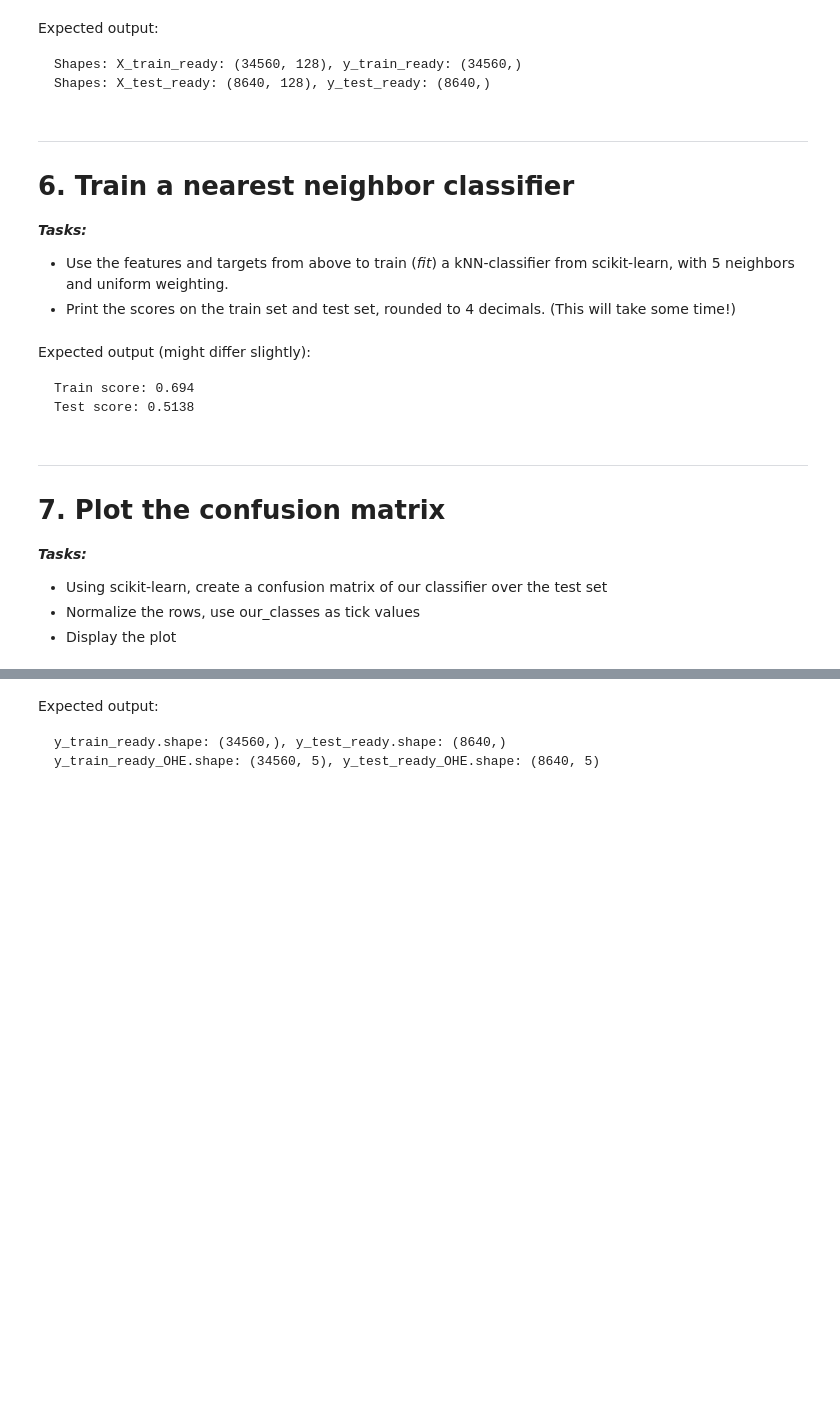
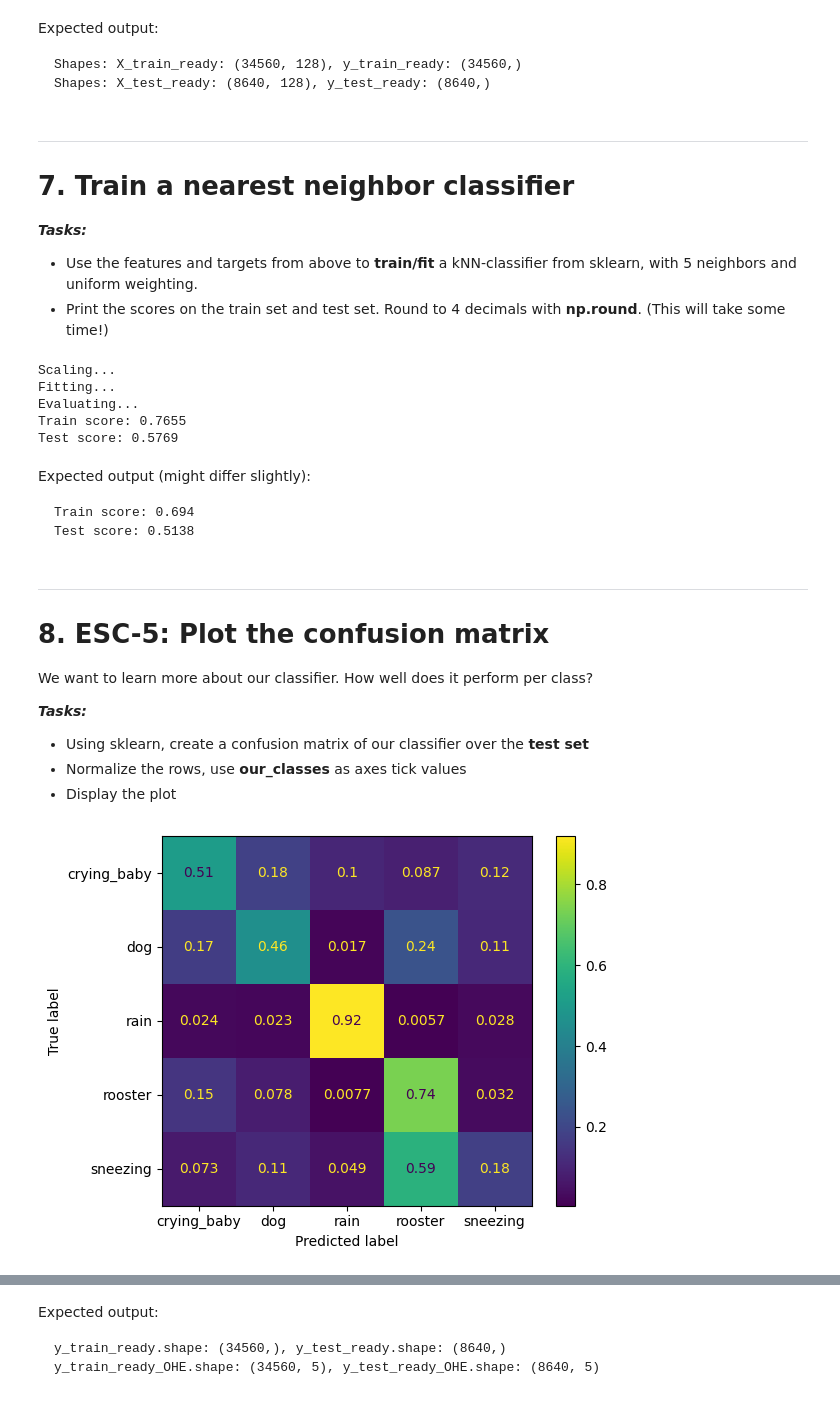
Before and after one commit to machinelistening/machinelistening.github.io, a Jupyter notebook: Machine_Listening_Seminar_3_Solutions.ipynb, the cells around one changed output, grey strips where cells are left out. Drawn from its saved outputs; the diff is of its cells as text; code cells hidden in the pictures; blank space fills up the shorter version.

Commit message:
Updated seminar 1 to 3 to state of 2023, ready to use for 2024; update of python dependencies/packages

````diff
--- a/Machine_Listening_Seminar_3_Solutions.ipynb
+++ b/Machine_Listening_Seminar_3_Solutions.ipynb
@@ -155,33 +219,33 @@ def extract_mel_spec(data_X, data_y):
   y = []  # target tensor
 
   mel_bands = 128
-  for i, filename in tqdm(enumerate(data_X)):
-    wav_data, sr = librosa.load('ESC-50-master/audio/{}'.format(filename))  # uses and returns the file's sr, will be used for the mel_spec
+  for i, filename in tqdm(enumerate(data_X)):  # tqdm displays a progress bar.
+    wav_data, sr = librosa.load(f"ESC-50-master/audio/{filename}")  # Use the wav file's sample rate.
 
     # Features
     mel_spec = librosa.feature.melspectrogram(y=wav_data, sr=sr, n_mels=mel_bands)  # Create mel spectrogram. Output shape: (128, 216) (n_mels, frames)
     mel_spec = mel_spec/mel_bands  # Normalization
     mel_spec = mel_spec.T  # Transposition. Output shape: (216, 128)
-    mel_spec = mel_spec.astype(np.float16)  # Reduce complexity, saves memory (float64/64bit -> 16bit)
     X.append( mel_spec )  # Append to feature tensor
 
     # Targets == class_name
-    targets = np.ones( mel_spec.shape[0] )  # Create placeholder target vector. Output shape: (216) (Note: silent frames are not going to be labeled as "silent")
-    targets = targets * our_classes.index( data_y[i] )  # Convert placeholders with actual class-index (our_classes)
+    targets = np.ones( mel_spec.shape[0] )  # Create a PLACEHOLDER target vector. Output shape: (216) (Note: silent frames are NOT going to be labeled as "silent")
+    targets = targets * our_classes.index( data_y[i] )  # Convert values to actual class-index from 'our_classes'
     y.append( targets )  # Append to target tensor
 
   # Stack tensors
   X = np.vstack(X)
   y = np.hstack(y)
 
+  # Return the tensors
   return X, y
 
 
-# Call the function on our data lists
+# Call the function on our previously generated lists
 X_train_ready, y_train_ready = extract_mel_spec(X_train, y_train)
 X_test_ready, y_test_ready = extract_mel_spec(X_test, y_test)
 ### END CODING HERE ###
 
 
-print('\nShapes: X_train_ready: {}, y_train_ready: {}'.format(X_train_ready.shape, y_train_ready.shape))
-print('Shapes: X_test_ready: {}, y_test_ready: {}'.format(X_test_ready.shape, y_test_ready.shape))
+print(f"\nShapes: X_train_ready: {X_train_ready.shape}, y_train_ready: {y_train_ready.shape}")
+print(f"Shapes: X_test_ready: {X_test_ready.shape}, y_test_ready: {y_test_ready.shape}")
@@ -194,29 +261,34 @@ Shapes: X_test_ready: (8640, 128), y_test_ready: (8640,)
 # %% [markdown]
 ---
 
-# 6. Train a nearest neighbor classifier
+# 7. Train a nearest neighbor classifier
 
 ***Tasks:***
-* Use the features and targets from above to train (*fit*) a kNN-classifier from scikit-learn, with 5 neighbors and uniform weighting.
-* Print the scores on the train set and test set, rounded to 4 decimals. (This will take some time!)
+* Use the features and targets from above to **train/fit** a kNN-classifier from sklearn, with 5 neighbors and uniform weighting.
+* Print the scores on the train set and test set. Round to 4 decimals with **np.round**. (This will take some time!)
 # %%
-# Feature scaling
-print('Scaling...')
-scaler = StandardScaler()  # zero mean, unit variance normalization (ZMUV)
+### START CODING HERE ###
+# Feature scaling/standardization: removes mean & scales to unit variance
+print("Scaling...")
+scaler = StandardScaler()
 scaler.fit(X_train_ready)
-X_train_ready = scaler.transform(X_train_ready)
+X_train_ready = scaler.transform(X_train_ready)  # Normalize the features here for both train and test
 X_test_ready = scaler.transform(X_test_ready)
 
-
-### START CODING HERE ###
-print('Fitting...')
-model = KNeighborsClassifier(n_neighbors=5, weights='uniform')  # Call the kNN-classifier. Look at your imports again for a hint.
+print("Fitting...")
+model = KNeighborsClassifier(n_neighbors=5, weights="uniform")  # Call the kNN-classifier. Look at your imports again for a hint.
 model.fit(X_train_ready, y_train_ready)  # Fit/Train the classifier using our generated tensors.
 
-print('Evaluating...')
-print('Train score: {}'.format( np.round(model.score(X_train_ready, y_train_ready), decimals=4) ))
-print('Test score: {}'.format( np.round(model.score(X_test_ready, y_test_ready), decimals=4) ))
+print("Evaluating...")
+print(f"Train score: {np.round(model.score(X_train_ready, y_train_ready), decimals=4)}")
+print(f"Test score: {np.round(model.score(X_test_ready, y_test_ready), decimals=4)}")
 ### END CODING HERE ###
+# %% [output]
+Scaling...
+Fitting...
+Evaluating...
+Train score: 0.7655
+Test score: 0.5769
 # %% [markdown]
 Expected output (might differ slightly):
 ```
@@ -226,18 +298,25 @@ Test score: 0.5138
 # %% [markdown]
 ---
 
-# 7. Plot the confusion matrix
+# 8. ESC-5: Plot the confusion matrix
+We want to learn more about our classifier. How well does it perform per class?
+
 ***Tasks:***
-* Using scikit-learn, create a confusion matrix of our classifier over the test set
-* Normalize the rows, use our_classes as tick values
+* Using sklearn, create a confusion matrix of our classifier over the **test set**
+* Normalize the rows, use **our_classes** as axes tick values
 * Display the plot
 # %%
 ### START CODING HERE ###
-plot_confusion_matrix(model, X_test_ready, y_test_ready, normalize='true')
-plt.xticks(ticks=np.arange(5), labels=our_classes)
+y_test_pred = model.predict(X_test_ready)
+cm = confusion_matrix(y_test_ready, y_test_pred, normalize='true')  # Call the confusion matrix plot function. Look at your imports again for a hint.
+disp = ConfusionMatrixDisplay(cm)
+disp.plot()
+plt.xticks(ticks=np.arange(5), labels=our_classes)  # hint: np.arange(5) = (0, 1, 2, 3, 4)
 plt.yticks(ticks=np.arange(5), labels=our_classes)
 plt.show()
 ### END CODING HERE ###
+# %% [output]
+[figure, added]
 # %% [markdown]
 Expected output:
 
````
Also changed, not shown: parts of 59 cells of this notebook, 5 other files.
